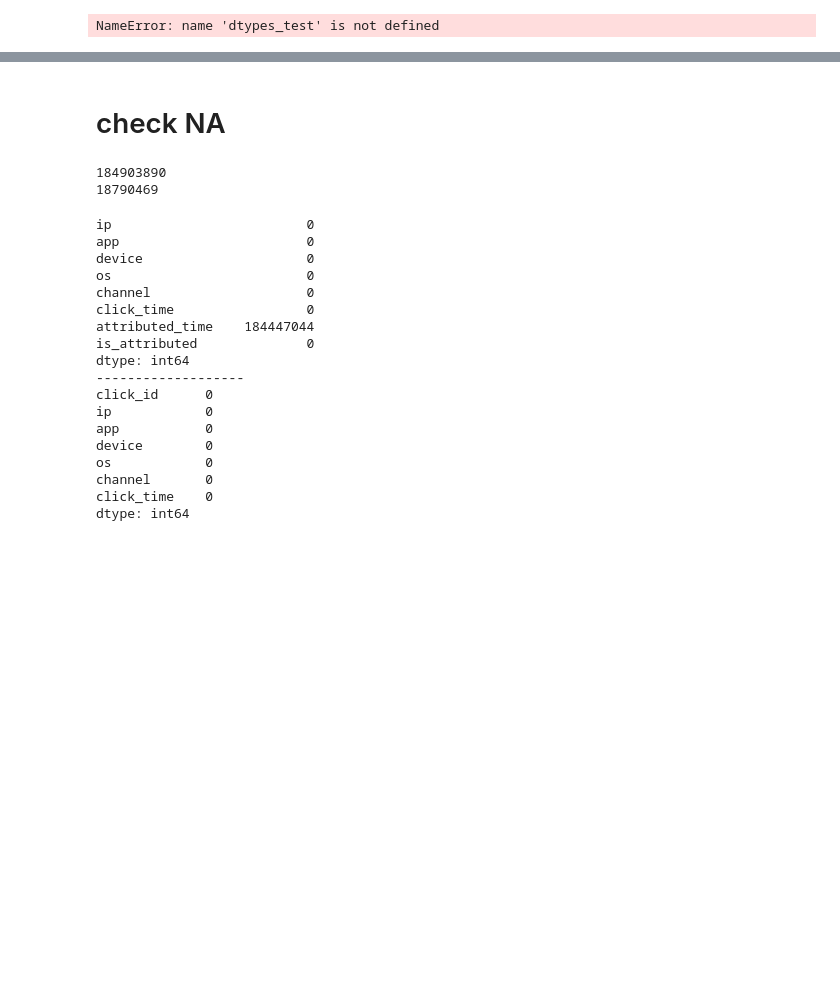
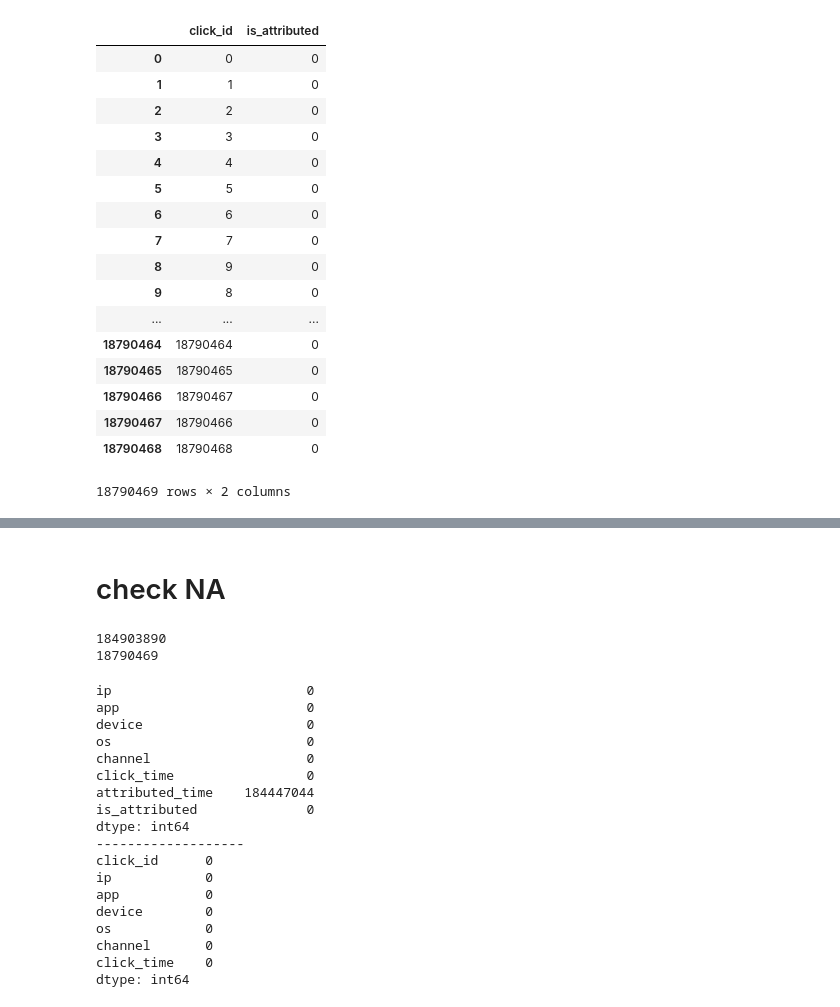
Before and after one commit to wluo-personal/Kaggle, a Jupyter notebook: talkingdata/wl/DataClean/preview.ipynb, the cells around one changed output, grey strips where cells are left out. Saved outputs shown, nothing was run; the diff lists cells and outputs as text; code cells hidden in the pictures; blank space fills up the shorter version.

```diff
--- a/talkingdata/wl/DataClean/preview.ipynb
+++ b/talkingdata/wl/DataClean/preview.ipynb
@@ -14,9 +14,29 @@ dtypes = {
         }
 
 train_sample = pd.read_csv(path + 'train_sample.csv',dtype=dtypes,)
-train = pd.read_csv(path + 'train.csv',dtype=dtypes,)
+# train = pd.read_csv(path + 'train.csv',dtype=dtypes,)
+submission = pd.read_csv(path + 'sample_submission.csv',dtype=dtypes,)
-# %% [output]
-NameError: name 'dtypes_test' is not defined
+# %%
+submission
+# %% [output]
+|  | click_id | is_attributed |
+| 0 | 0 | 0 |
+| 1 | 1 | 0 |
+| 2 | 2 | 0 |
+| 3 | 3 | 0 |
+| 4 | 4 | 0 |
+| 5 | 5 | 0 |
+| 6 | 6 | 0 |
+| 7 | 7 | 0 |
+| 8 | 9 | 0 |
+| 9 | 8 | 0 |
+| ... | ... | ... |
+| 18790464 | 18790464 | 0 |
+| 18790465 | 18790465 | 0 |
+| 18790466 | 18790467 | 0 |
+| 18790467 | 18790466 | 0 |
+| 18790468 | 18790468 | 0 |
+18790469 rows × 2 columns
 # %%
 test = pd.read_csv(path + 'test.csv',dtype=dtypes)
 # %%
```
Also changed, not shown: 10 other files.
